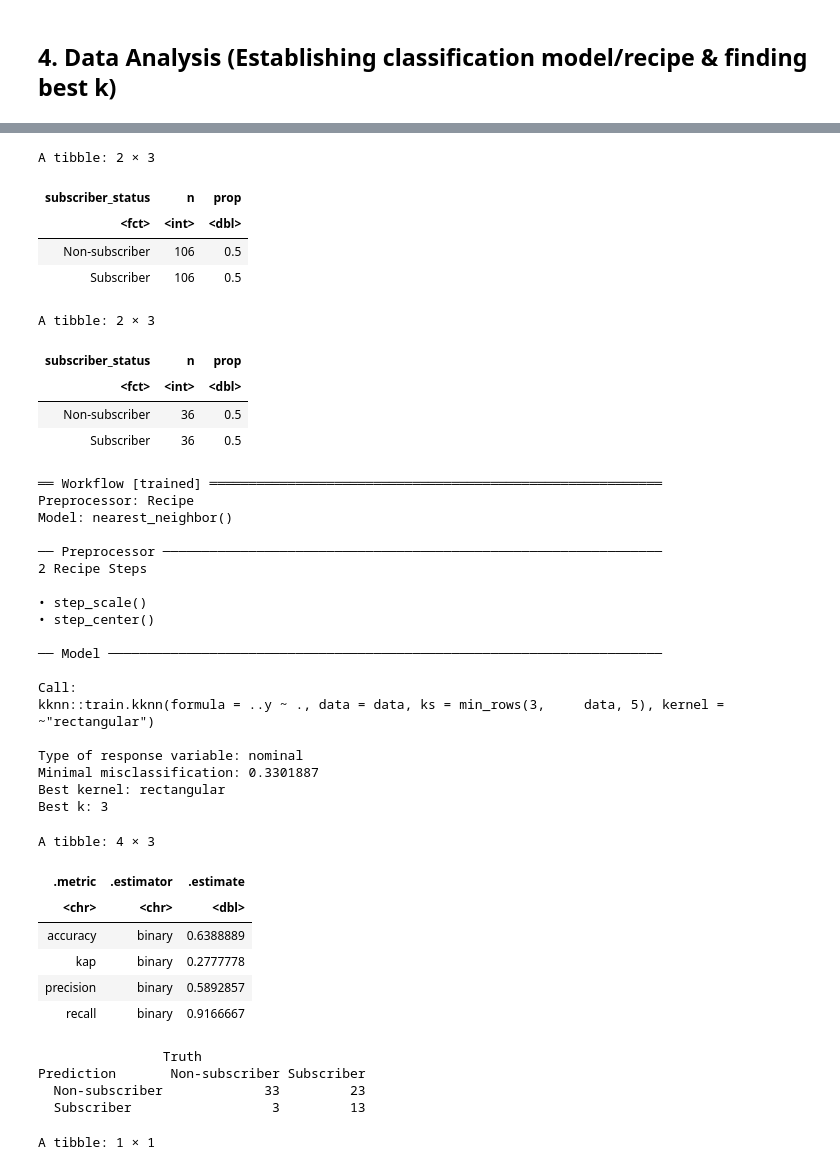
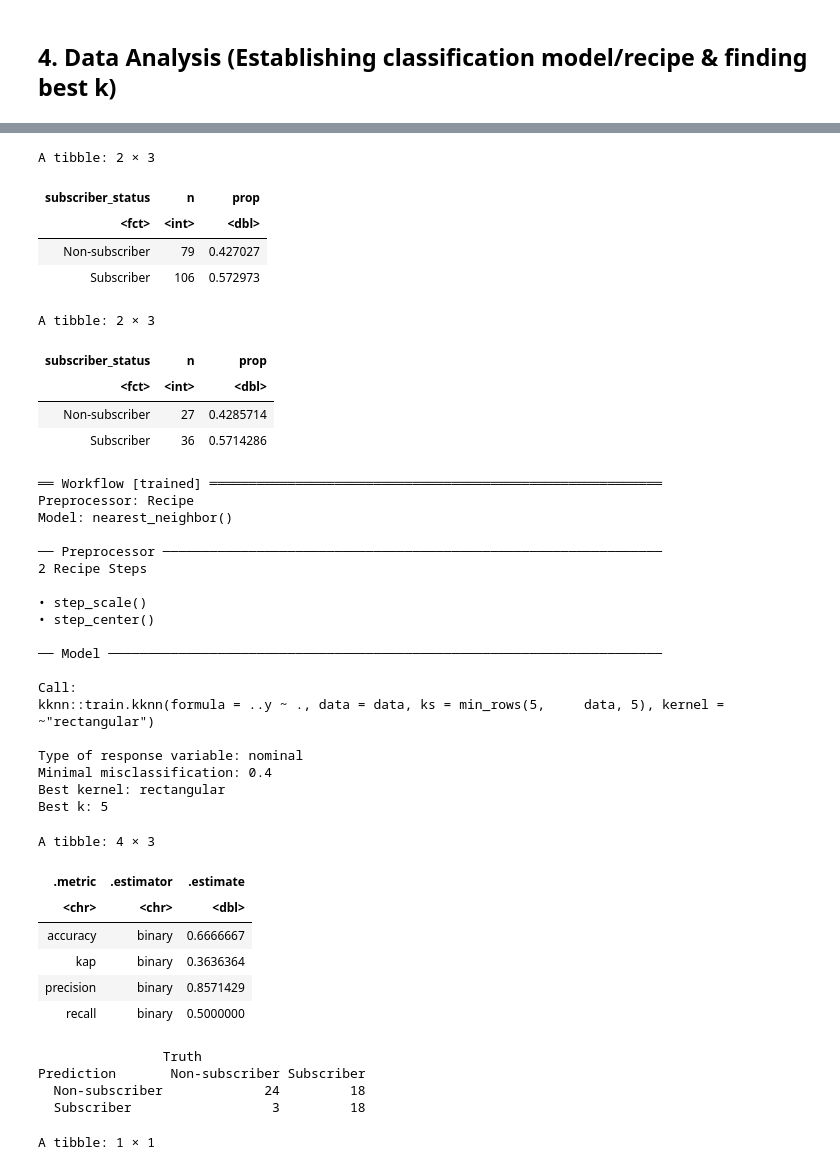
Before and after one commit to Jay7615/Data-Science-Project, a Jupyter notebook: ProjectFinalReport.ipynb, the cells around one changed output, grey strips where cells are left out. Saved outputs shown, nothing was run; the diff lists cells and outputs as text; code cells hidden in the pictures.

```diff
--- a/ProjectFinalReport.ipynb
+++ b/ProjectFinalReport.ipynb
@@ -133,7 +151,7 @@ A tibble: 2 × 11
 player_recipe <- recipe(subscriber_status ~ played_hours + age, data = players) |>
   step_scale(all_predictors()) |>                                        # Scale predictors (standardize variance)
   step_center(all_predictors()) |>                                       # Center predictors (mean = 0)
-  step_upsample(subscriber_status, over_ratio = 1, skip = FALSE) |>     # Upsample minority class to match majority (balance classes)
+  step_upsample(subscriber_status, over_ratio = 0.75, skip = FALSE) |>     # Upsample minority class to match majority (balance classes)
   prep()                                                                 # Prep the recipe
 
 # Apply the recipe to the original dataset
@@ -341,18 +359,18 @@ testing_set |>
 A tibble: 2 × 3
 | subscriber_status | n | prop |
 | <fct> | <int> | <dbl> |
-| Non-subscriber | 106 | 0.5 |
-| Subscriber | 106 | 0.5 |
+| Non-subscriber | 79 | 0.427027 |
+| Subscriber | 106 | 0.572973 |
 A tibble: 2 × 3
 | subscriber_status | n | prop |
 | <fct> | <int> | <dbl> |
-| Non-subscriber | 36 | 0.5 |
-| Subscriber | 36 | 0.5 |
+| Non-subscriber | 27 | 0.4285714 |
+| Subscriber | 36 | 0.5714286 |
 # %%
 # Define the final KNN model specification
 knn_spec <- nearest_neighbor(
     weight_func = "rectangular",   # Use uniform (non-weighted) voting among neighbors
-    neighbors = 3                  # Use the best odd k value found during tuning
+    neighbors = 5                  # Use the best odd k value found during tuning
   ) |>
   set_engine("kknn") |>            # Specify the engine to use for KNN (kknn package)
   set_mode("classification")       # Set mode to classification (since we're predicting categories)
@@ -379,41 +397,41 @@ Model: nearest_neighbor()
 ── Model ───────────────────────────────────────────────────────────────────────
 
 Call:
-kknn::train.kknn(formula = ..y ~ ., data = data, ks = min_rows(3,     data, 5), kernel = ~"rectangular")
+kknn::train.kknn(formula = ..y ~ ., data = data, ks = min_rows(5,     data, 5), kernel = ~"rectangular")
 
 Type of response variable: nominal
-Minimal misclassification: 0.3301887
+Minimal misclassification: 0.4
 Best kernel: rectangular
-Best k: 3
+Best k: 5
 # %%
 # Predict on the testing set using the final trained KNN model
 # The result is a tibble with a `.pred_class` column indicating predicted classes
 players_test_predictions <- predict(knn_fit, testing_set) |>
   bind_cols(testing_set)  # Combine predictions with the original test data to evaluate
 
 # Calculate evaluation metrics
 # - `metrics()` provides accuracy and Cohen's Kappa (kap)
 # - `precision()` tells us how many predicted "Non-subscribers" were correct
 # - `recall()` tells us how many actual "Non-subscribers" were correctly predicted
 # `event_level = "first"` treats "Non-subscriber" (the first factor level) as the positive class
 bind_rows(
   players_test_predictions |>
     metrics(truth = subscriber_status, estimate = .pred_class),
 
   players_test_predictions |>
-    precision(truth = subscriber_status, estimate = .pred_class, event_level = "first"),
+    precision(truth = subscriber_status, estimate = .pred_class, event_level = "second"),
 
   players_test_predictions |>
-    recall(truth = subscriber_status, estimate = .pred_class, event_level = "first")
+    recall(truth = subscriber_status, estimate = .pred_class, event_level = "second")
 )
 # %% [output]
 A tibble: 4 × 3
 | .metric | .estimator | .estimate |
 | <chr> | <chr> | <dbl> |
-| accuracy | binary | 0.6388889 |
-| kap | binary | 0.2777778 |
-| precision | binary | 0.5892857 |
-| recall | binary | 0.9166667 |
+| accuracy | binary | 0.6666667 |
+| kap | binary | 0.3636364 |
+| precision | binary | 0.8571429 |
+| recall | binary | 0.5000000 |
 # %%
 # Create a confusion matrix
 # This shows how many samples were correctly and incorrectly classified
@@ -425,8 +443,8 @@ confusion
 # %% [output]
                 Truth
 Prediction       Non-subscriber Subscriber
-  Non-subscriber             33         23
-  Subscriber                  3         13
+  Non-subscriber             24         18
+  Subscriber                  3         18
 # %%
 # Prep the recipe on the training data
 # We create a new version (player_recipe_training2) and run `prep()` on it so that we can later use it with `bake()` to preprocess new data
```
Also changed, not shown: parts of 8 cells of this notebook.
